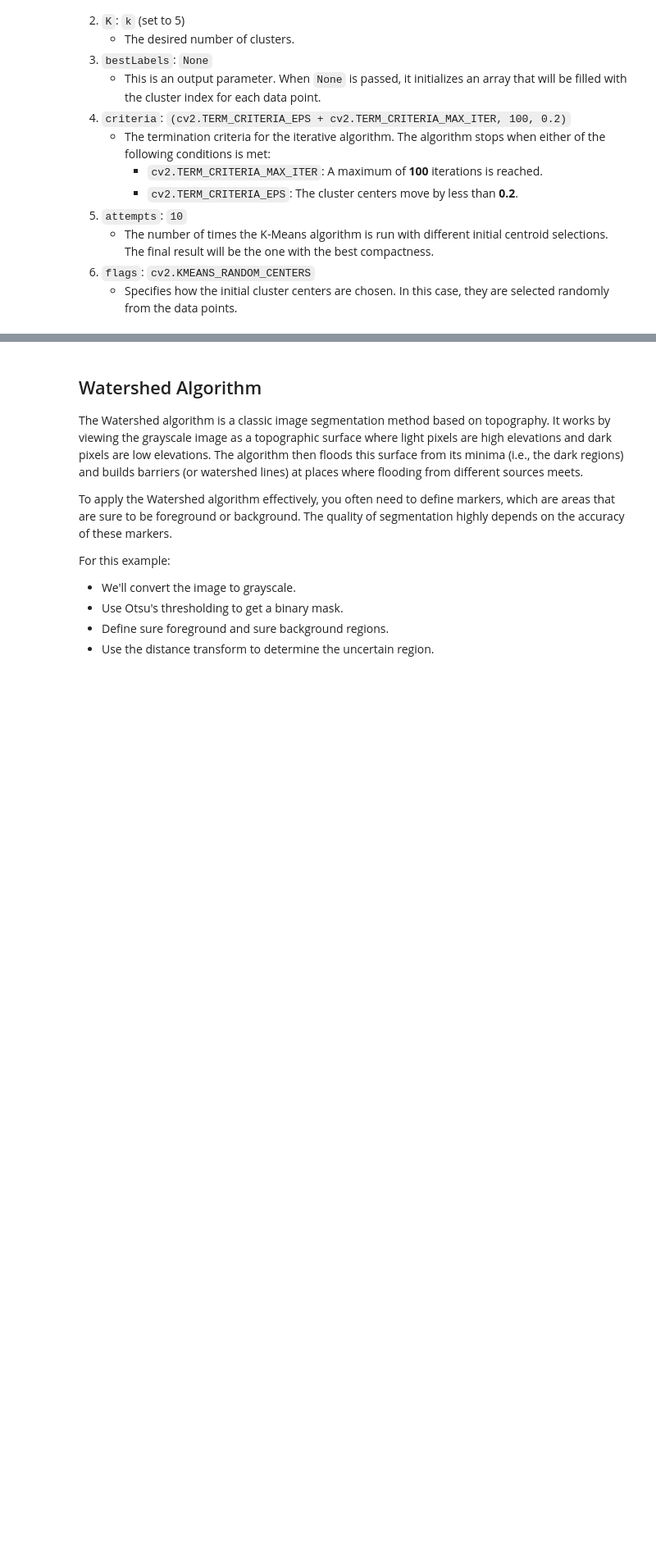
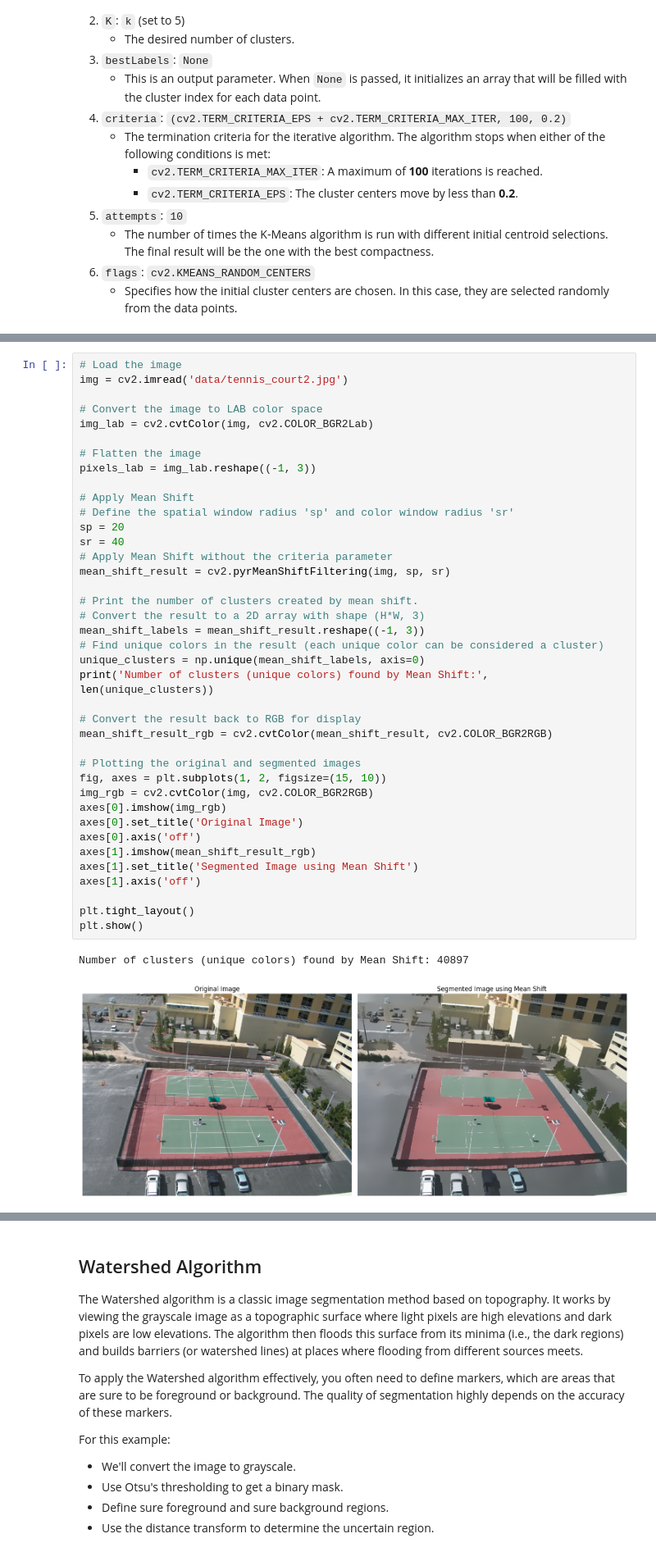
Before and after one commit to cs-txst/cs4337-fall2025, a Jupyter notebook: 09-segmentation_and_clustering.ipynb, the cells around one changed output, grey strips where cells are left out. Shown at 82% size. Drawn from its saved outputs; the diff is of its cells as text; blank space fills up the shorter version.

```diff
--- a/09-segmentation_and_clustering.ipynb
+++ b/09-segmentation_and_clustering.ipynb
@@ -79,0 +108,42 @@ Here is a breakdown of its parameters, with reference to the values used in the
+# %%
+# Load the image
+img = cv2.imread('data/tennis_court2.jpg')
+
+# Convert the image to LAB color space
+img_lab = cv2.cvtColor(img, cv2.COLOR_BGR2Lab)
+
+# Flatten the image
+pixels_lab = img_lab.reshape((-1, 3))
+
+# Apply Mean Shift
+# Define the spatial window radius 'sp' and color window radius 'sr'
+sp = 20
+sr = 40
+# Apply Mean Shift without the criteria parameter
+mean_shift_result = cv2.pyrMeanShiftFiltering(img, sp, sr)
+
+# Print the number of clusters created by mean shift.
+# Convert the result to a 2D array with shape (H*W, 3)
+mean_shift_labels = mean_shift_result.reshape((-1, 3))
+# Find unique colors in the result (each unique color can be considered a cluster)
+unique_clusters = np.unique(mean_shift_labels, axis=0)
+print('Number of clusters (unique colors) found by Mean Shift:', len(unique_clusters))
+
+# Convert the result back to RGB for display
+mean_shift_result_rgb = cv2.cvtColor(mean_shift_result, cv2.COLOR_BGR2RGB)
+
+# Plotting the original and segmented images
+fig, axes = plt.subplots(1, 2, figsize=(15, 10))
+img_rgb = cv2.cvtColor(img, cv2.COLOR_BGR2RGB)
+axes[0].imshow(img_rgb)
+axes[0].set_title('Original Image')
+axes[0].axis('off')
+axes[1].imshow(mean_shift_result_rgb)
+axes[1].set_title('Segmented Image using Mean Shift')
+axes[1].axis('off')
+
+plt.tight_layout()
+plt.show()
+# %% [output]
+Number of clusters (unique colors) found by Mean Shift: 40897
+[figure, added]
```
Also changed, not shown: parts of 5 cells of this notebook.
